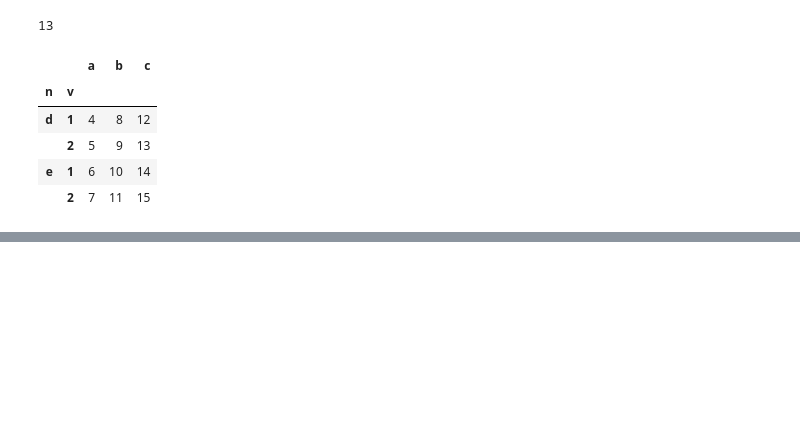
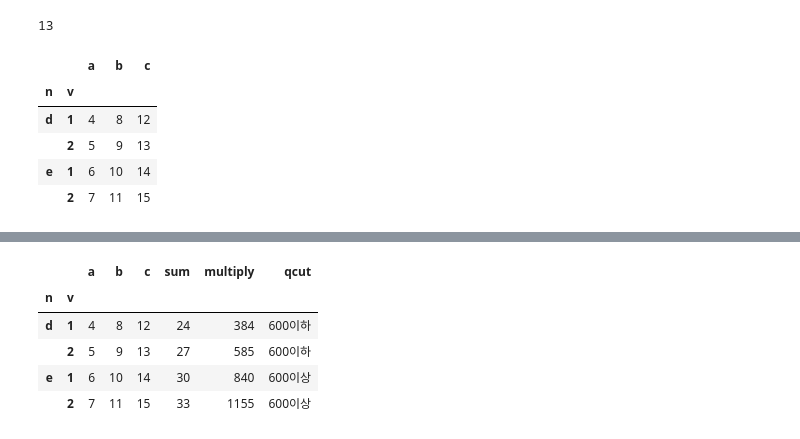
Before and after one commit to Darkget1/machin_learning, a Jupyter notebook: deep_learning/pandas.ipynb, the cells around one changed output, grey strips where cells are left out. Saved outputs shown, nothing was run; the diff lists cells and outputs as text; code cells hidden in the pictures; blank space fills up the shorter version.

```diff
--- a/deep_learning/pandas.ipynb
+++ b/deep_learning/pandas.ipynb
@@ -307,0 +486,12 @@ df
+# %%
+df_fillna_mean = df.fillna(df['a'].mean())
+df_fillna_mean
+df = pd.DataFrame(
+    {'a':[4,5,6,7],
+     'b':[8,9,10,11],
+     'c':[12,13,14,15]},
+    index=pd.MultiIndex.from_tuples(
+        [('d',1),('d',2),('e',1),('e',2)],
+        names=['n','v']
+    )
+)
@@ -307,0 +522,9 @@ df
+# %%
+df
+# %% [output]
+|  |  | a | b | c | sum | multiply | qcut |
+| n | v |  |  |  |  |  |  |
+| d | 1 | 4 | 8 | 12 | 24 | 384 | 600이하 |
+|  | 2 | 5 | 9 | 13 | 27 | 585 | 600이하 |
+| e | 1 | 6 | 10 | 14 | 30 | 840 | 600이상 |
+|  | 2 | 7 | 11 | 15 | 33 | 1155 | 600이상 |
```
Also changed, not shown: parts of 86 cells of this notebook, 28 other files.
